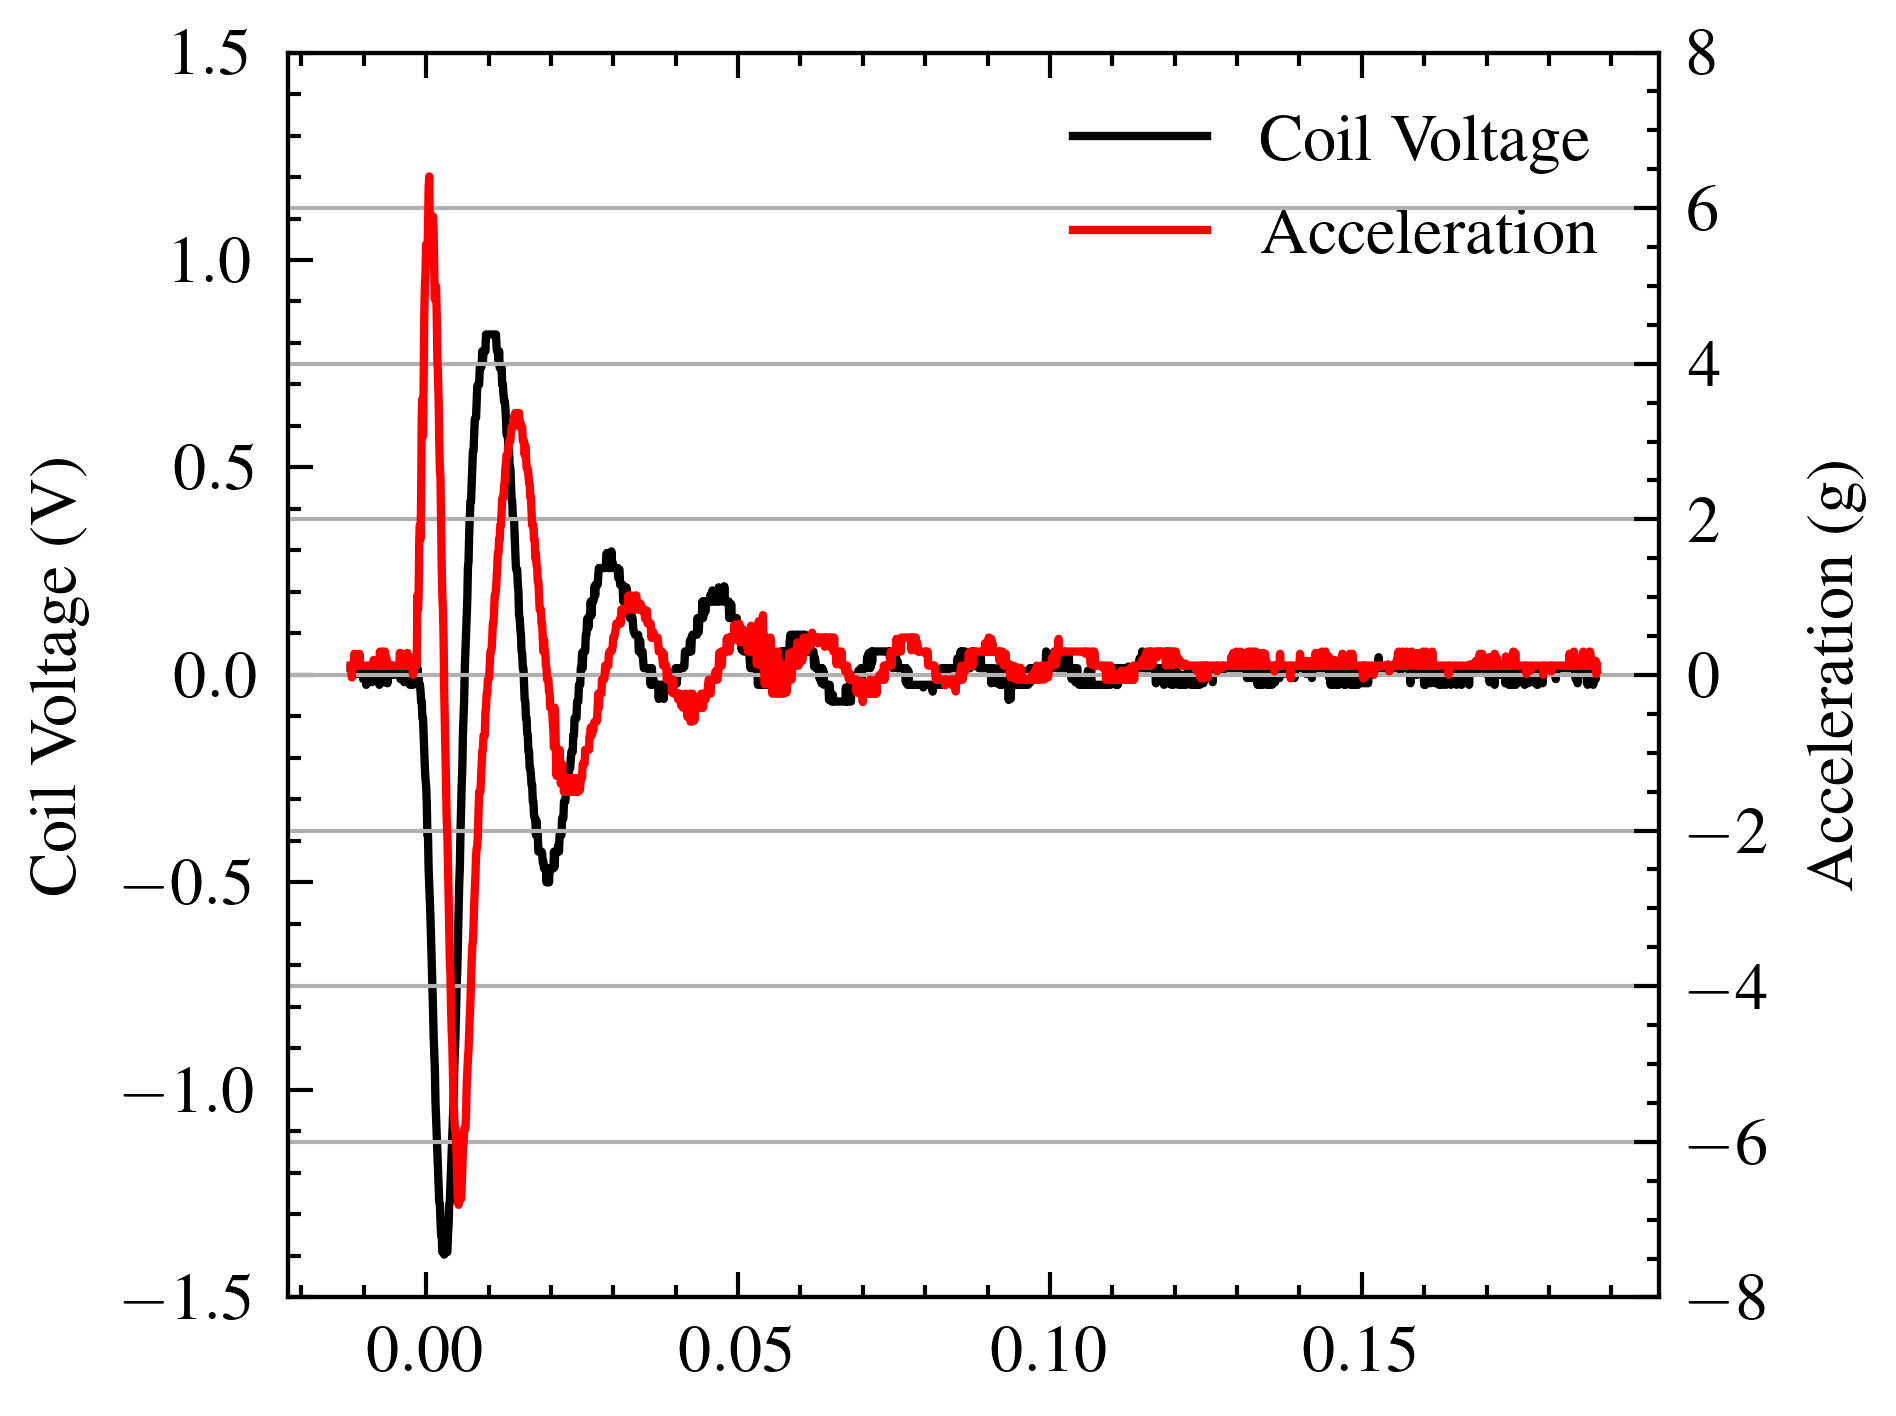
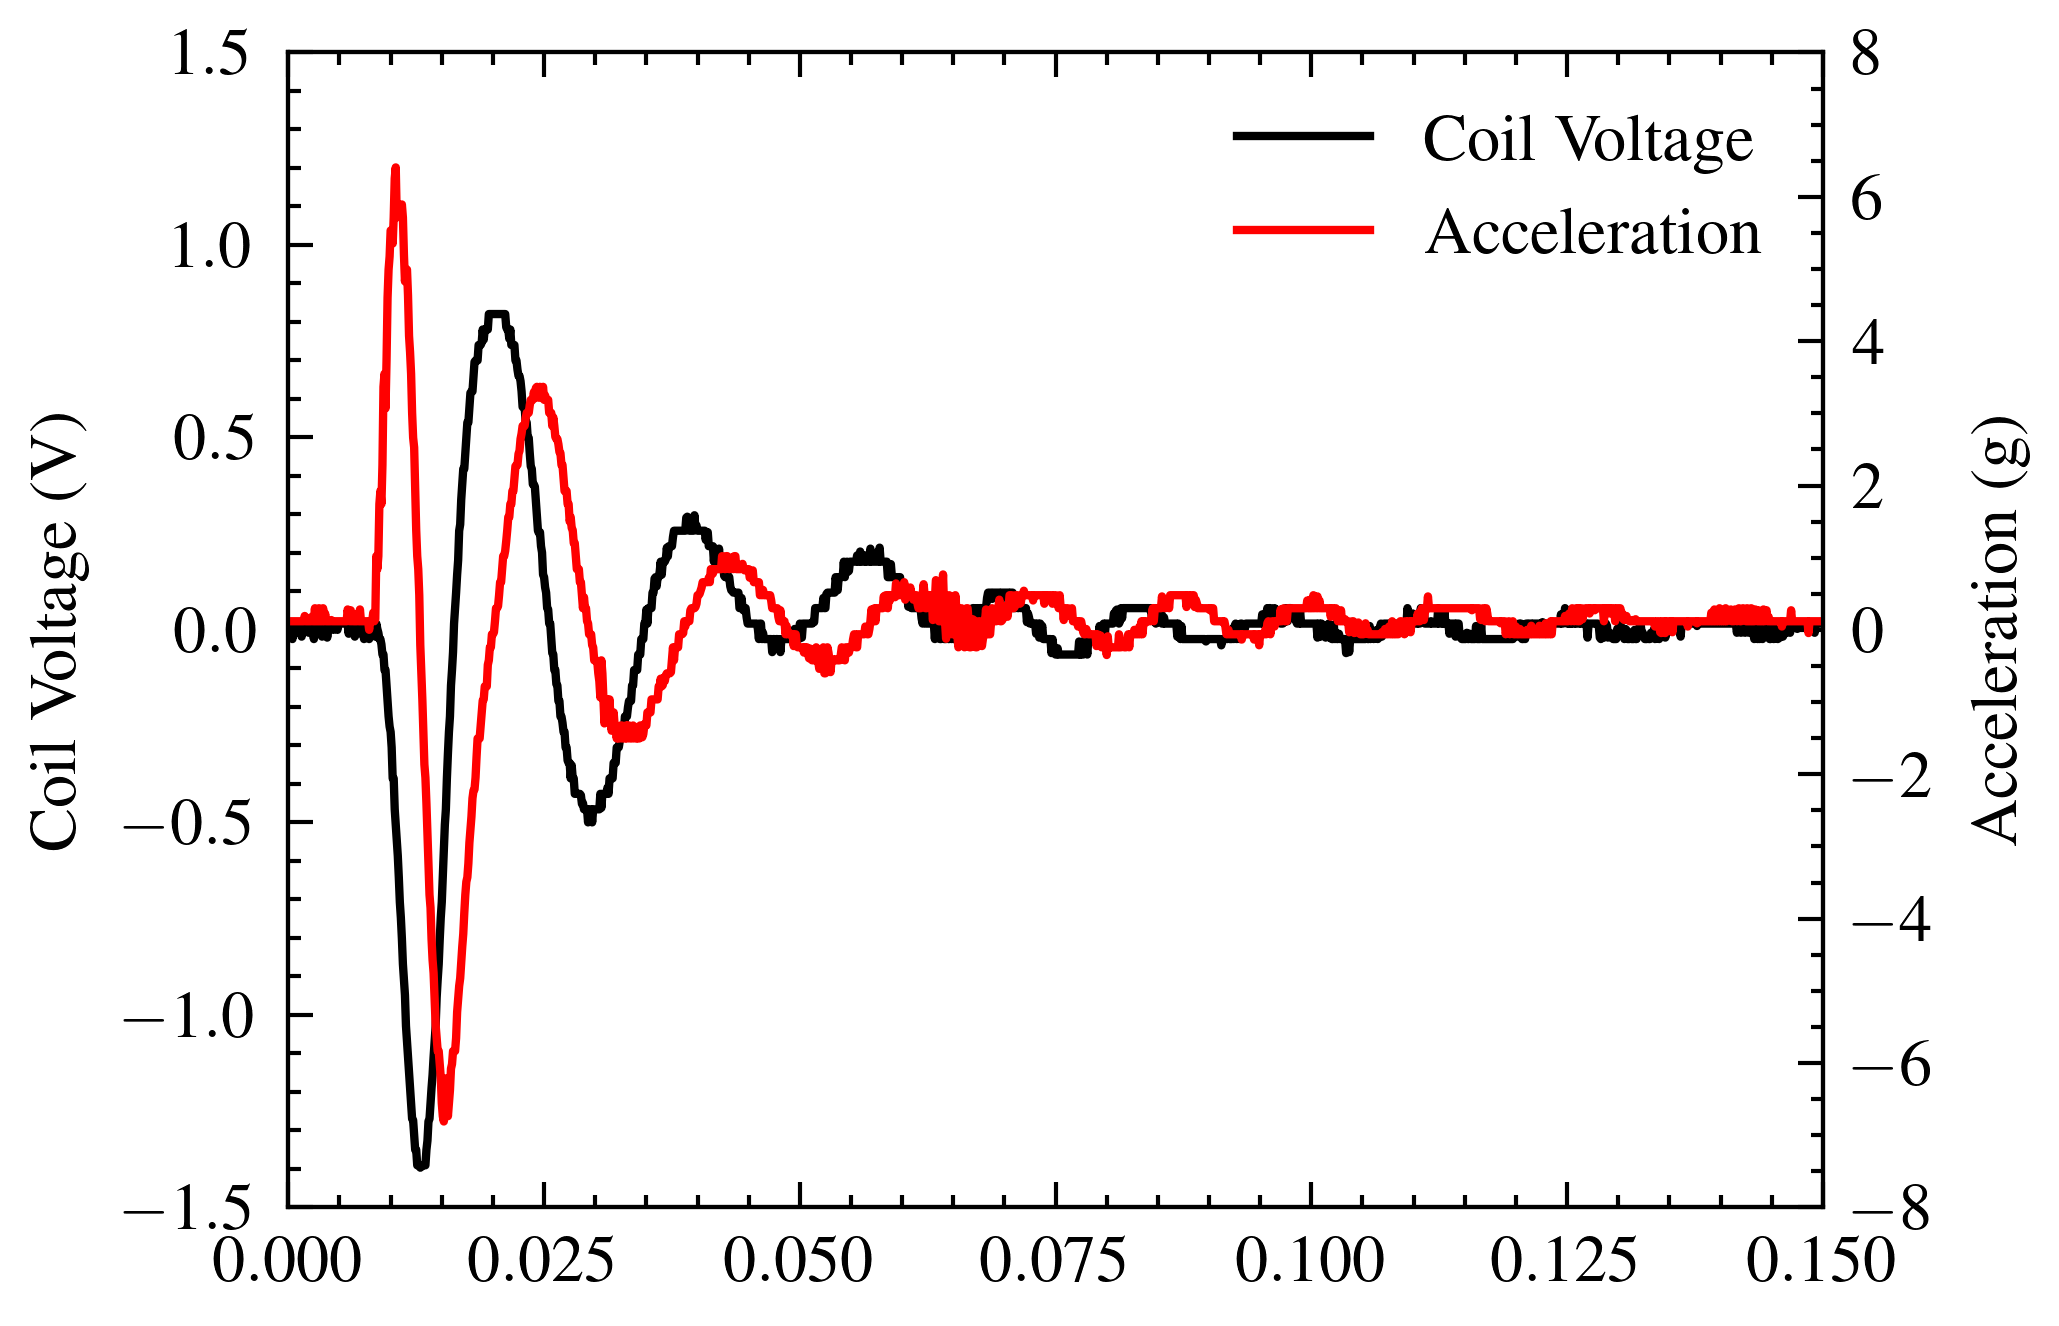
Unified diff of the notebook cell whose output changed from the first chart to the second:
--- before
+++ after
@@ -18,10 +18,13 @@
 fig, ax = plt.subplots()
 
-lns1 = ax.plot(df["time"], -df["voltage_1"], label="Coil Voltage")
+t_offset = 0.01
+
+lns1 = ax.plot(df["time"]+t_offset, -df["voltage_1"], label="Coil Voltage")
 ax.set_ylabel("Coil Voltage (V)")
 ax.set_ylim([-1.5,1.5])
+ax.set_xlim(0, 0.15);
 
 ax2 = ax.twinx()
-lns2 = ax2.plot(df["time"], -df["voltage_2"] / (0.04 * 5.57), label="Acceleration",color='red')
+lns2 = ax2.plot(df["time"]+t_offset, -df["voltage_2"] / (0.04 * 5.57), label="Acceleration",color='red')
 ax2.set_ylabel("Acceleration (g)")
 ax2.set_ylim([-8, 8])
@@ -36,8 +39,9 @@
 #plt.title("Voltage Signals vs Time")
 
-plt.grid(True)
+#plt.grid(True)
 
 plt.style.use(['science', 'ieee'])
 
-plt.tight_layout()
+#plt.tight_layout()
+plt.savefig('outputs/voltage_tap.eps', format='eps')
 plt.show()

Commit: Initial cancelled tap graphs